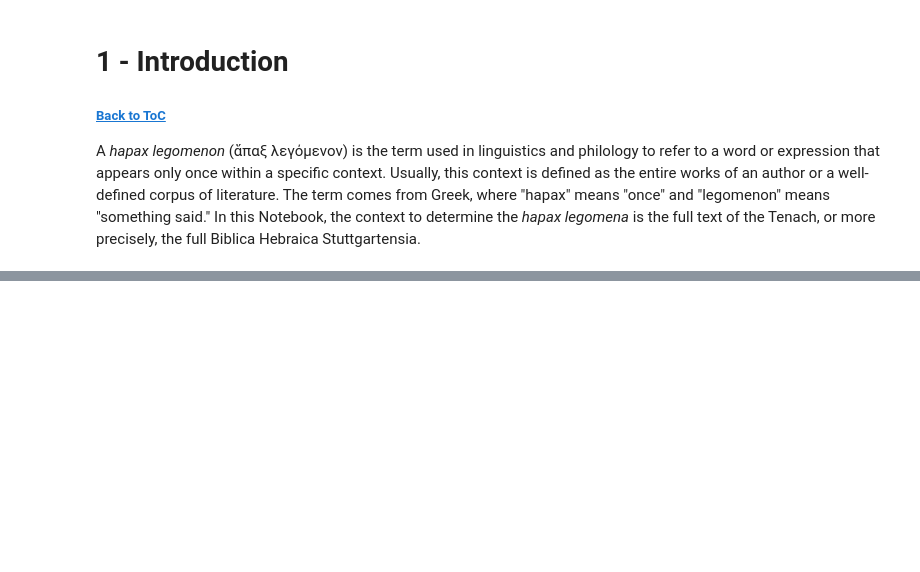
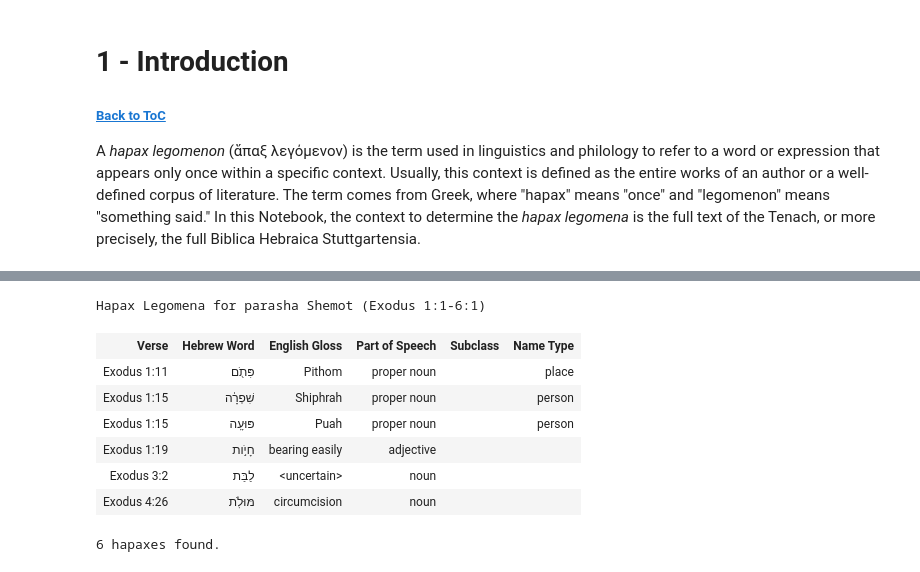
Before and after one commit to tonyjurg/Parashot, a Jupyter notebook: WeeklyParasha/13 - Shemot/hapax.ipynb, the cells around one changed output, grey strips where cells are left out. Drawn from its saved outputs; the diff is of its cells as text; code cells hidden in the pictures; blank space fills up the shorter version.

Commit message:
add notebooks for shemot

```diff
--- a/WeeklyParasha/13 - Shemot/hapax.ipynb
+++ b/WeeklyParasha/13 - Shemot/hapax.ipynb
@@ -28,7 +29,7 @@ from tf.fabric import Fabric
 from tf.app import use
 # %%
 # load the app and data
-BHSA = use ("etcbc/BHSA", hoist=globals())
+BHSA = use ("etcbc/BHSA", version="2021", mod="tonyjurg/BHSaddons/tf/", hoist=globals())
 # %% [output]
 **Locating corpus resources ...**
 app: ~/text-fabric-data/github/etcbc/BHSA/app
@@ -129,0 +80,7 @@ Verse|Word|Gloss
+# %%
+# find all word nodes for this parasha (we can either use the transliterated name or the sequence number)
+parashaQuery = '''
+verse parashanum=13
+  word
+'''
+parashaResults = BHSA.search(parashaQuery)
@@ -129,0 +163,70 @@ Verse|Word|Gloss
+# %%
+from IPython.display import HTML, display
+
+def escapeMarkdown(text):
+    return text.replace("<", "&lt;").replace(">", "&gt;") if text is not None else ""
+
+# Initialize HTML content
+htmlContent = f"<h2>Hapax Legomena for parasha {parashaNameEnglish} ({parashaStart}-{parashaEnd})</h2>"
+htmlContent += "<table border='1' style='border-collapse: collapse; width: 100%;'>"
+htmlContent += "<tr><th>Verse</th><th>Hebrew Word</th><th>English Gloss</th><th>Part of Speech</th><th>Subclass</th><th>Name Type</th></tr>"
+
+numberOfHapax = 0
+
+# Generate table rows
+for verse, node in parashaResults:
+    freq = F.freq_lex.v(node)
+    if freq == 1:
+        numberOfHapax += 1
+        sectionTuple = T.sectionFromNode(node)
+        wordLink = (
+            f"<a href=\"https://learner.bible/text/show_text/ETCBC4/"
+            f"{sectionTuple[0]}/{sectionTuple[1]}/{sectionTuple[2]}\" "
+            f"target=\"_blank\">{F.g_word_utf8.v(node)}</a>"
+        )
+        linkSTEPbible = (
+            f"<a href=\"https://www.stepbible.org/?q=version=NASB2020&"
+            f"reference={sectionTuple[0]}.{sectionTuple[1]}:{sectionTuple[2]}&options=HNVUG\" "
+            f"target=\"_blank\">{sectionTuple[0]} {sectionTuple[1]}:{sectionTuple[2]}</a>"
+        )
+        htmlContent += (
+            f"<tr>"
+            f"<td>{linkSTEPbible}</td>"
+            f"<td>{wordLink}</td>"
+            f"<td>{escapeMarkdown(F.gloss.v(node))}</td>"
+            f"<td>{escapeMarkdown(posMapping.get(F.sp.v(node), ''))}</td>"
+            f"<td>{escapeMarkdown(subclassMapping.get(F.ls.v(node), ''))}</td>"
+            f"<td>{escapeMarkdown(expandNametype(F.nametype.v(node)))}</td>"
+            f"</tr>"
+        )
+
+# Close the table
+htmlContent += "</table>"
+htmlContent += f"<p>{numberOfHapax} hapaxes found.</p>"
+
+# Save the content to an HTML file
+fileName = f"hapax_legomena({parashaNameEnglish.replace(' ','%20')}).html"
+with open(fileName, "w", encoding="utf-8") as file:
+    file.write(htmlContent)
+
+# Display the HTML content in the notebook
+display(HTML(htmlContent))
+
+# wrap html header and footer and display a download button
+htmlContentFull = f'{htmlStart}{htmlContent}{htmlFooter}'
+downloadButton = f"""
+<a download="{fileName}" href="data:text/html;charset=utf-8,{htmlContentFull.replace('&', '&amp;').replace('<', '&lt;').replace('>', '&gt;').replace('"', '&quot;').replace("'", '&#39;')}" target="_blank">
+    <button>Download Hapax Legomena as HTML</button>
+</a>
+"""
+display(HTML(downloadButton))
+# %% [output]
+Hapax Legomena for parasha Shemot (Exodus 1:1-6:1)
+| Verse | Hebrew Word | English Gloss | Part of Speech | Subclass | Name Type |
+| Exodus 1:11 | פִּתֹ֖ם | Pithom | proper noun |  | place |
+| Exodus 1:15 | שִׁפְרָ֔ה | Shiphrah | proper noun |  | person |
+| Exodus 1:15 | פּוּעָֽה | Puah | proper noun |  | person |
+| Exodus 1:19 | חָיֹ֣ות | bearing easily | adjective |  |  |
+| Exodus 3:2 | לַבַּת | <uncertain> | noun |  |  |
+| Exodus 4:26 | מּוּלֹֽת | circumcision | noun |  |  |
+6 hapaxes found.
```
Also changed, not shown: parts of 18 cells of this notebook, 9 other files.
